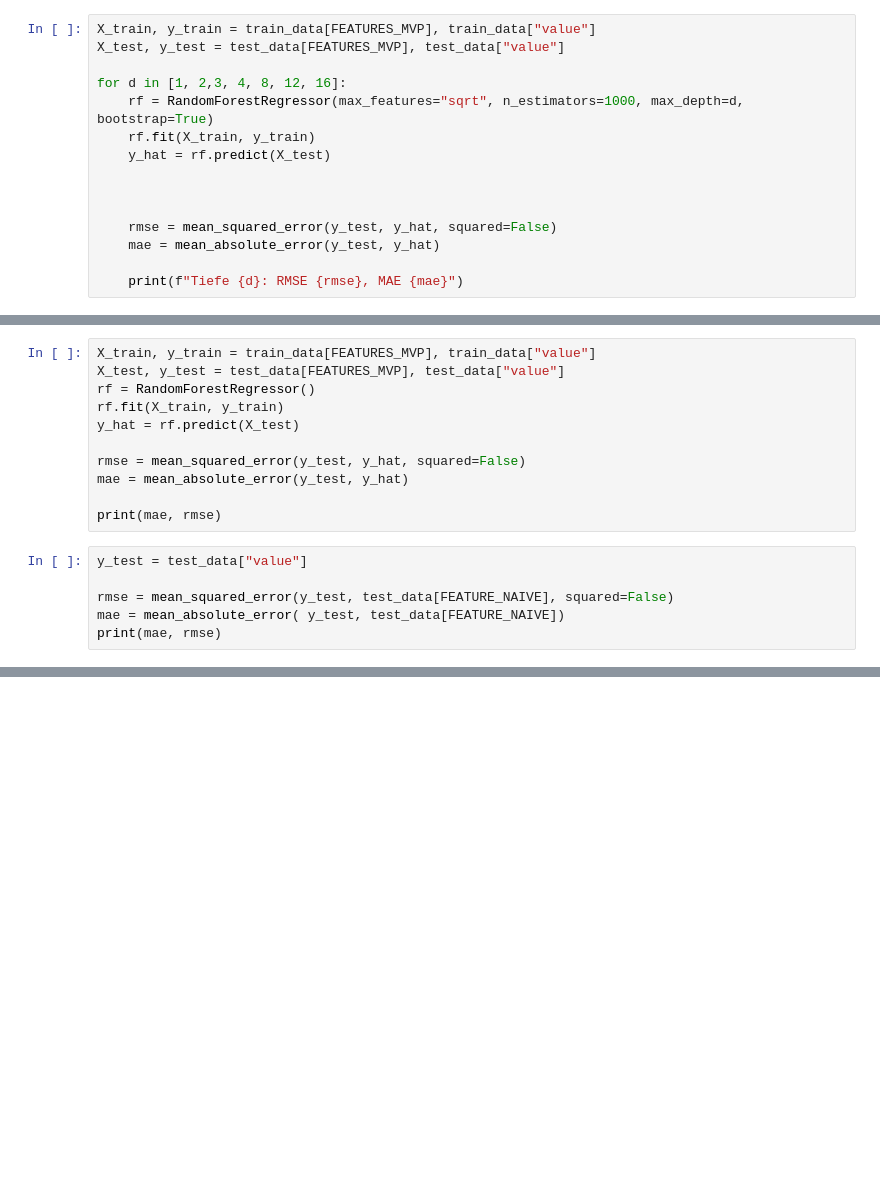
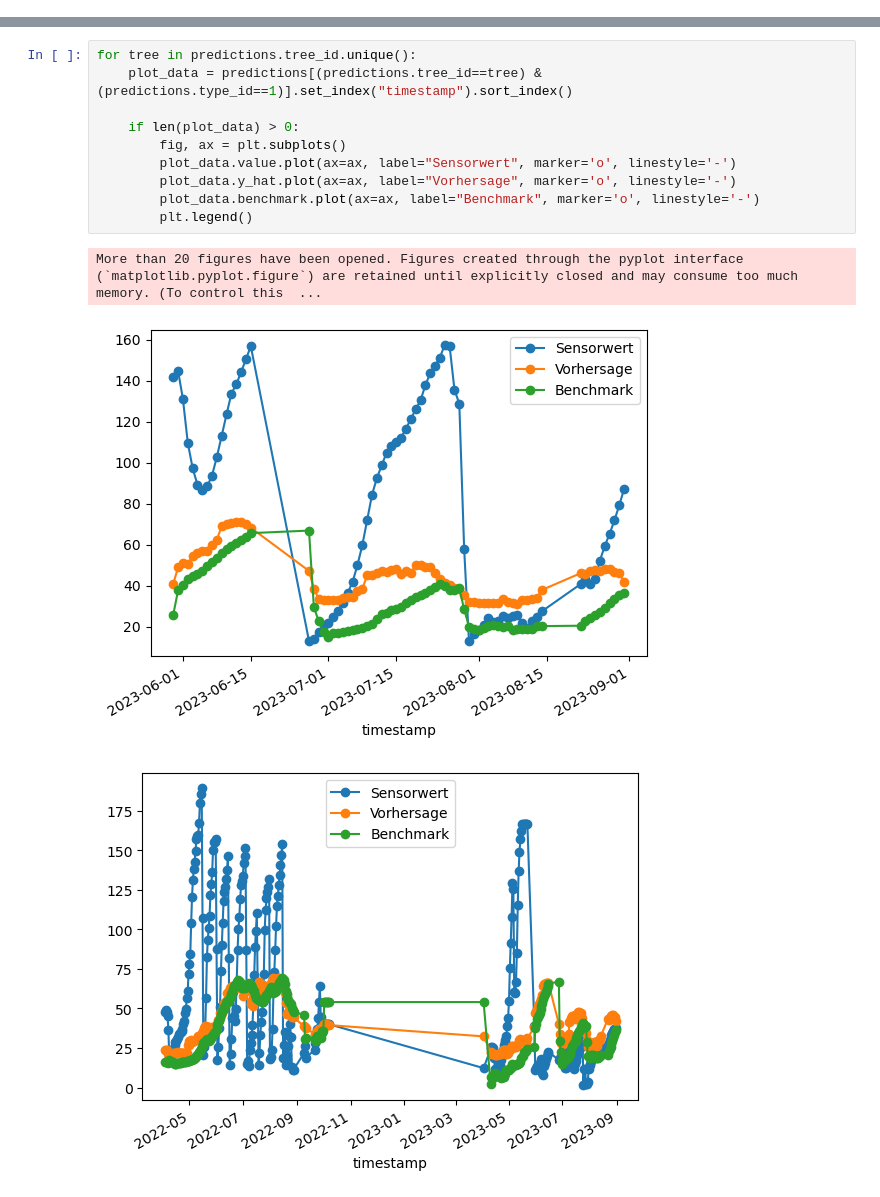
Before and after one commit to technologiestiftung/qtrees-ai-data, a Jupyter notebook: notebooks/model_evaluation.ipynb, the cells around one changed output, grey strips where cells are left out. Cells and saved outputs as stored; diff of their text form; blank space fills up the shorter version.

```diff
--- a/notebooks/model_evaluation.ipynb
+++ b/notebooks/model_evaluation.ipynb
@@ -167,15 +150,0 @@ predict_depth(rf, test_data, depth = 3)
-# %%
-X_train, y_train = train_data[FEATURES_MVP], train_data["value"]
-X_test, y_test = test_data[FEATURES_MVP], test_data["value"]
-
-for d in [1, 2,3, 4, 8, 12, 16]:
-    rf = RandomForestRegressor(max_features="sqrt", n_estimators=1000, max_depth=d, bootstrap=True)
-    rf.fit(X_train, y_train)
-    y_hat = rf.predict(X_test)
-
-
-
-    rmse = mean_squared_error(y_test, y_hat, squared=False)
-    mae = mean_absolute_error(y_test, y_hat)
-
-    print(f"Tiefe {d}: RMSE {rmse}, MAE {mae}")
@@ -194,17 +150,0 @@ residuals.mean()
-# %%
-X_train, y_train = train_data[FEATURES_MVP], train_data["value"]
-X_test, y_test = test_data[FEATURES_MVP], test_data["value"]
-rf = RandomForestRegressor()
-rf.fit(X_train, y_train)
-y_hat = rf.predict(X_test)
-
-rmse = mean_squared_error(y_test, y_hat, squared=False)
-mae = mean_absolute_error(y_test, y_hat)
-
-print(mae, rmse)
-# %%
-y_test = test_data["value"]
-
-rmse = mean_squared_error(y_test, test_data[FEATURE_NAIVE], squared=False)
-mae = mean_absolute_error( y_test, test_data[FEATURE_NAIVE])
-print(mae, rmse)
@@ -210,0 +285,14 @@ print(mae, rmse)
+# %%
+for tree in predictions.tree_id.unique():
+    plot_data = predictions[(predictions.tree_id==tree) & (predictions.type_id==1)].set_index("timestamp").sort_index()
+
+    if len(plot_data) > 0:
+        fig, ax = plt.subplots()
+        plot_data.value.plot(ax=ax, label="Sensorwert", marker='o', linestyle='-')
+        plot_data.y_hat.plot(ax=ax, label="Vorhersage", marker='o', linestyle='-')
+        plot_data.benchmark.plot(ax=ax, label="Benchmark", marker='o', linestyle='-')
+        plt.legend()
+# %% [output]
+More than 20 figures have been opened. Figures created through the pyplot interface (`matplotlib.pyplot.figure`) are retained until explicitly closed and may consume too much memory. (To control this  ...
+[figure, added]
+[figure, added]
```
Also changed, not shown: parts of 25 cells of this notebook.
